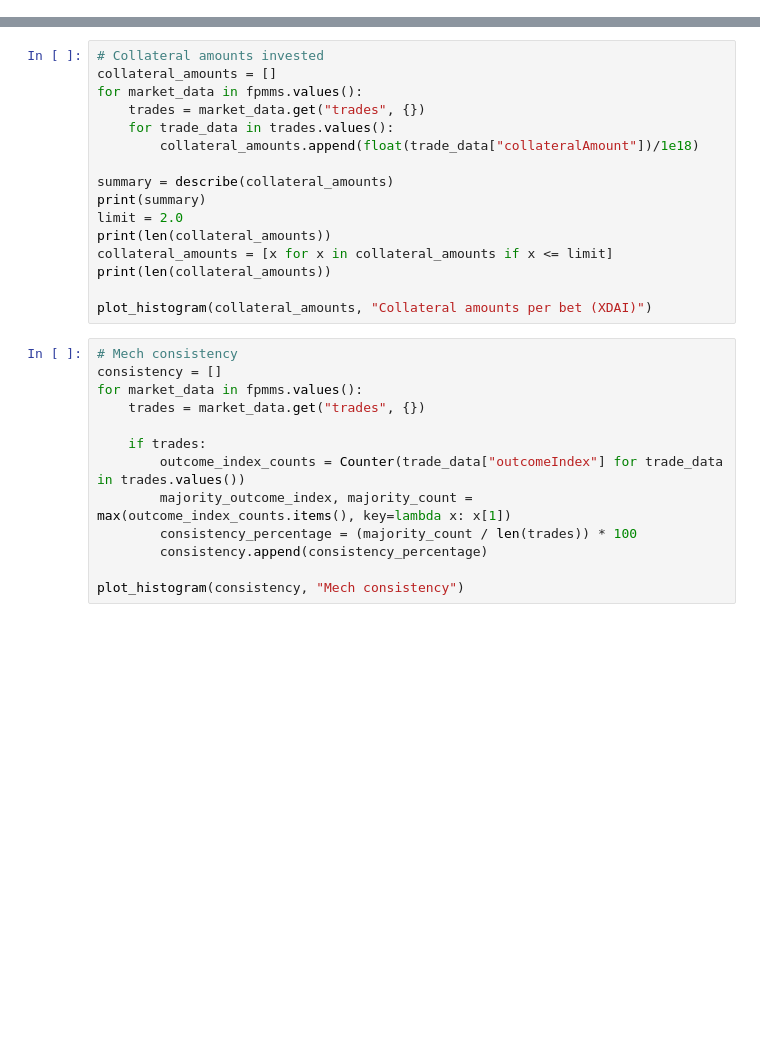
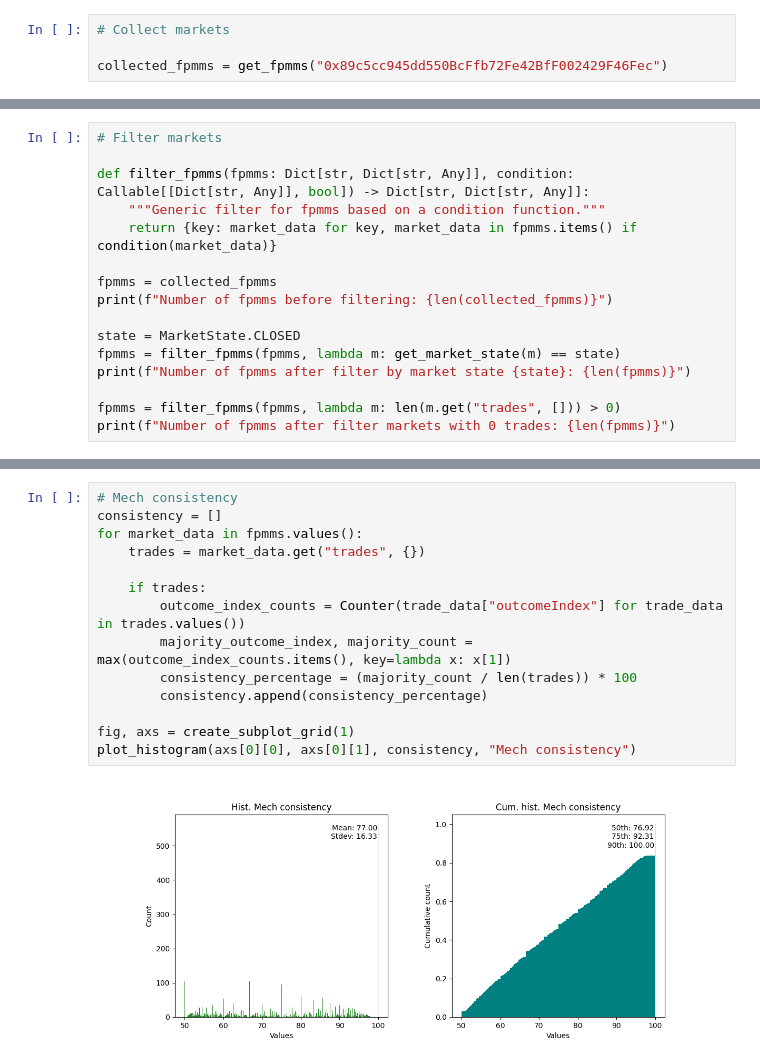
Before and after one commit to valory-xyz/market-creator, a Jupyter notebook: scripts/market_parameters.ipynb, the cells around one changed output, grey strips where cells are left out. Saved outputs shown, nothing was run; the diff lists cells and outputs as text; blank space fills up the shorter version.

```diff
--- a/scripts/market_parameters.ipynb
+++ b/scripts/market_parameters.ipynb
@@ -115,0 +41,4 @@ test()
+# %%
+# Collect markets
+
+collected_fpmms = get_fpmms("0x89c5cc945dd550BcFfb72Fe42BfF002429F46Fec")
@@ -115,0 +47,16 @@ test()
+# %%
+# Filter markets
+
+def filter_fpmms(fpmms: Dict[str, Dict[str, Any]], condition: Callable[[Dict[str, Any]], bool]) -> Dict[str, Dict[str, Any]]:
+    """Generic filter for fpmms based on a condition function."""
+    return {key: market_data for key, market_data in fpmms.items() if condition(market_data)}
+
+fpmms = collected_fpmms
+print(f"Number of fpmms before filtering: {len(collected_fpmms)}")
+
+state = MarketState.CLOSED
+fpmms = filter_fpmms(fpmms, lambda m: get_market_state(m) == state)
+print(f"Number of fpmms after filter by market state {state}: {len(fpmms)}")
+
+fpmms = filter_fpmms(fpmms, lambda m: len(m.get("trades", [])) > 0)
+print(f"Number of fpmms after filter markets with 0 trades: {len(fpmms)}")
@@ -120,29 +228,16 @@ plot_histogram(trades_per_market, "Trades per market")
-# %%
-# Collateral amounts invested
-collateral_amounts = []
-for market_data in fpmms.values():
-    trades = market_data.get("trades", {})
-    for trade_data in trades.values():
-        collateral_amounts.append(float(trade_data["collateralAmount"])/1e18)
-
-summary = describe(collateral_amounts)
-print(summary)
-limit = 2.0
-print(len(collateral_amounts))
-collateral_amounts = [x for x in collateral_amounts if x <= limit]
-print(len(collateral_amounts))
-
-plot_histogram(collateral_amounts, "Collateral amounts per bet (XDAI)")
 # %%
 # Mech consistency
 consistency = []
 for market_data in fpmms.values():
     trades = market_data.get("trades", {})
 
     if trades:
         outcome_index_counts = Counter(trade_data["outcomeIndex"] for trade_data in trades.values())
         majority_outcome_index, majority_count = max(outcome_index_counts.items(), key=lambda x: x[1])
         consistency_percentage = (majority_count / len(trades)) * 100
         consistency.append(consistency_percentage)
 
-plot_histogram(consistency, "Mech consistency")
+fig, axs = create_subplot_grid(1)
+plot_histogram(axs[0][0], axs[0][1], consistency, "Mech consistency")
+# %% [output]
+[figure, added]
```
Also changed, not shown: parts of 9 cells of this notebook, 3 other files.
